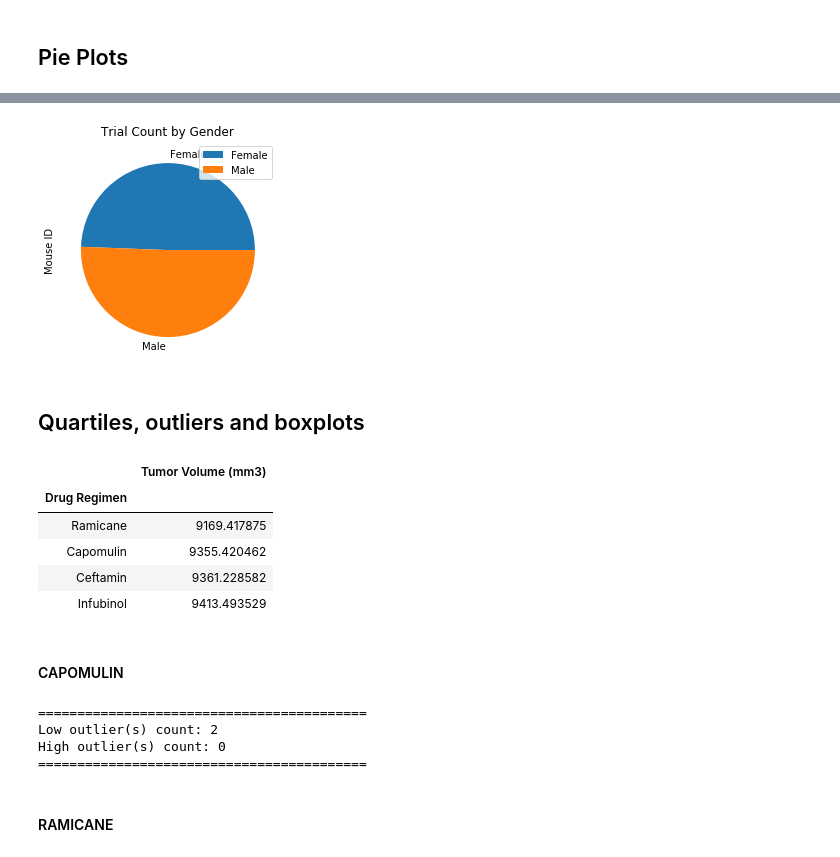
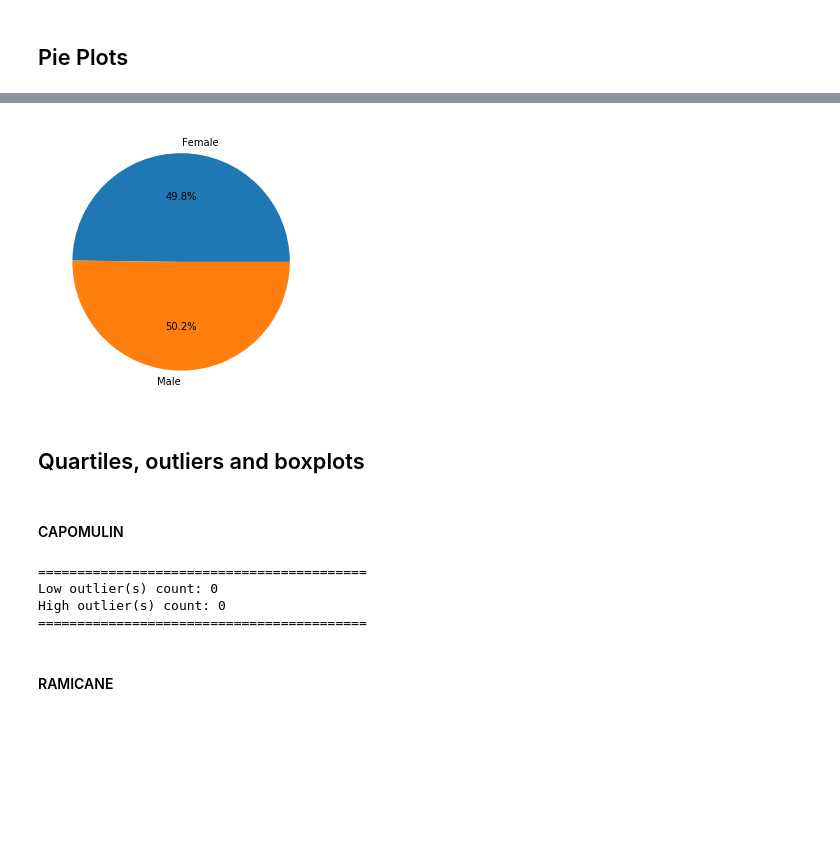
Before and after one commit to herge008/matplotlib-challenge, a Jupyter notebook: Phymaceuticals.ipynb, the cells around one changed output, grey strips where cells are left out. Saved outputs shown, nothing was run; the diff lists cells and outputs as text; code cells hidden in the pictures; blank space fills up the shorter version.

```diff
--- a/Phymaceuticals.ipynb
+++ b/Phymaceuticals.ipynb
@@ -14,8 +14,8 @@ import scipy.stats as st
 from scipy.stats import linregress
 
 # Study data files
-mouse = "C:/Users/Laptop/Desktop/GT-ATL-DATA-PT-12-2019-U-C/Homework/05-Matplotlib/Instructions/Pymaceuticals/data/Mouse_metadata.csv"
-results = "C:/Users/Laptop/Desktop/GT-ATL-DATA-PT-12-2019-U-C/Homework/05-Matplotlib/Instructions/Pymaceuticals/data/Study_results.csv"
+mouse = "data/Mouse_metadata.csv"
+results = "data/Study_results.csv"
 
 # Read the mouse data and the study results
 mouse_df = pd.read_csv(mouse)
@@ -27,6 +23,6 @@ results_df = pd.read_csv(results)
 # %%
 # Combine the data into a single dataset
-merged_df = pd.merge(mouse_df, results_df, on="Mouse ID")
+merged_df = pd.merge(mouse_df, results_df, on="Mouse ID", how="left")
 merged_df.head()
 # %% [output]
 |  | Mouse ID | Drug Regimen | Sex | Age_months | Weight (g) | Timepoint | Tumor Volume (mm3) | ... |
@@ -98,7 +77,8 @@ plt.show()
 # %% [markdown]
 ## Pie Plots
 # %%
-gender = pd.DataFrame(merged_df.groupby(['Sex'])["Mouse ID"].count())
+gender = merged_df.drop_duplicates("Mouse ID")
+gender = pd.DataFrame(gender.groupby(['Sex'])["Mouse ID"].count())
 gender = gender[["Mouse ID"]]
 # %%
 # Generate a pie plot showing the distribution of female versus male mice using pandas
@@ -110,22 +90,10 @@ array([<matplotlib.axes._subplots.AxesSubplot object at 0x...>],
 # %%
 # Generate a pie plot showing the distribution of female versus male mice using pyplot
-gender.plot(kind="pie",subplots=True)
-plt.title("Trial Count by Gender")
+share = gender["Mouse ID"]
+fig, ax = plt.subplots(figsize=(5,5))
+ax.pie(gender["Mouse ID"], labels = gender.index.values.tolist(),autopct='%1.1f%%')
 plt.show()
 # %% [output]
-[figure, old version]
+[figure, new version]
 # %% [markdown]
 ## Quartiles, outliers and boxplots
-# %%
-# Calculate the final tumor volume of each mouse across four of the most promising treatment regimens. Calculate the IQR and quantitatively determine if there are any potential outliers.
-tumorvol = pd.DataFrame(merged_df.groupby(['Drug Regimen'])["Tumor Volume (mm3)"].sum())
-tumorvol = tumorvol.loc[["Capomulin", "Ramicane", "Infubinol", "Ceftamin"], :]
-tumorvol = tumorvol.sort_values("Tumor Volume (mm3)", ascending=True)
-tumorvol
-# %% [output]
-|  | Tumor Volume (mm3) |
-| Drug Regimen |  |
-| Ramicane | 9169.417875 |
-| Capomulin | 9355.420462 |
-| Ceftamin | 9361.228582 |
-| Infubinol | 9413.493529 |
@@ -132,10 +106,9 @@ tumorvol
 # %% [markdown]
 #### CAPOMULIN
 # %%
-capomulin = merged_df.loc[merged_df["Drug Regimen"] == "Capomulin"]
+capomulin = quartile_df.loc[quartile_df["Drug Regimen"] == "Capomulin"]
 
 Q1_cap = np.percentile(capomulin['Tumor Volume (mm3)'], 25)
-Q2_cap = np.percentile(capomulin['Tumor Volume (mm3)'], 50)
 Q3_cap = np.percentile(capomulin['Tumor Volume (mm3)'], 75)
 IQR_cap = Q3_cap - Q1_cap
 upper_boundary_cap = Q3_cap + (1.5 * IQR_cap)
@@ -147,20 +120,13 @@ low_outliers_cap = low_outliers_cap['Tumor Volume (mm3)'].count()
 high_outliers_cap = capomulin[capomulin['Tumor Volume (mm3)'] >= upper_boundary_cap]
 high_outliers_cap = high_outliers_cap['Tumor Volume (mm3)'].count()
 
-# print("==========================================")
-# print("(Q1) Lower Quartile: %s"%(Q1_cap))
-# print("(Q2) Median: %s"%(Q2_cap))
-# print("(Q3) Upper Quartile: %s"%(Q3_cap))
-# print("Interquartile Range: %s"%(IQR_cap))
-# print("Upper Boundary: %s"%(upper_boundary_cap))
-# print("Lower Boundary: %s"%(lower_boundary_cap))
 print("==========================================")
 print("Low outlier(s) count: %s"%(low_outliers_cap))
 print("High outlier(s) count: %s"%(high_outliers_cap))
 print("==========================================")
 # %% [output]
 ==========================================
-Low outlier(s) count: 2
+Low outlier(s) count: 0
 High outlier(s) count: 0
 ==========================================
 # %% [markdown]
```
Also changed, not shown: parts of 20 cells of this notebook, 2 other files.
